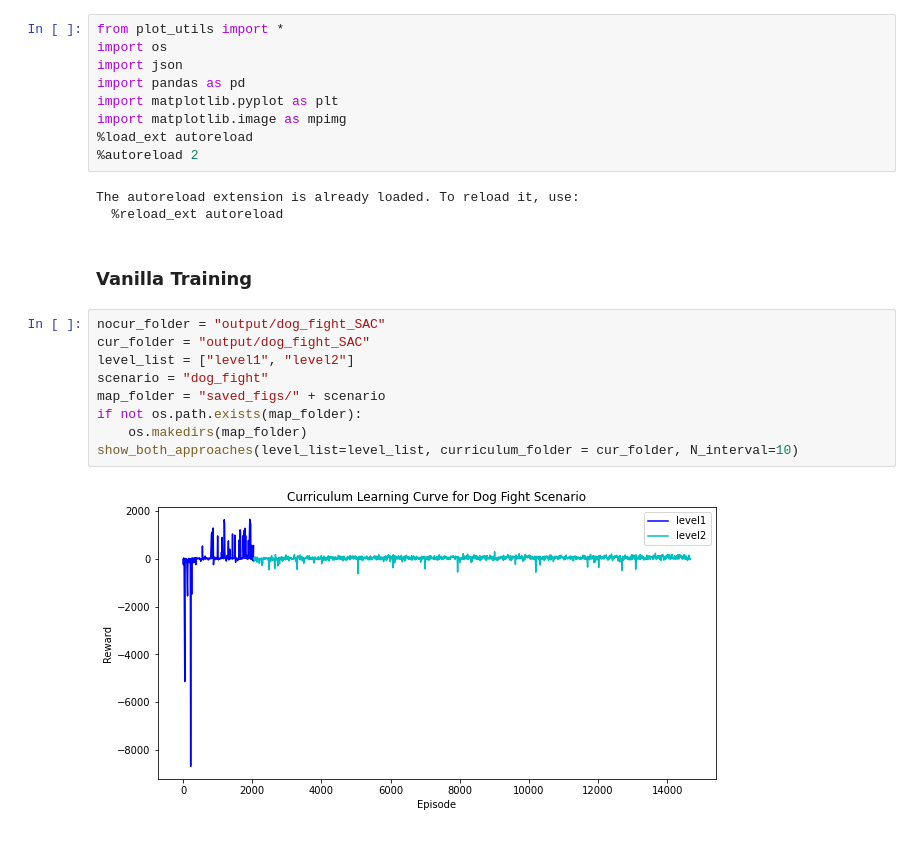
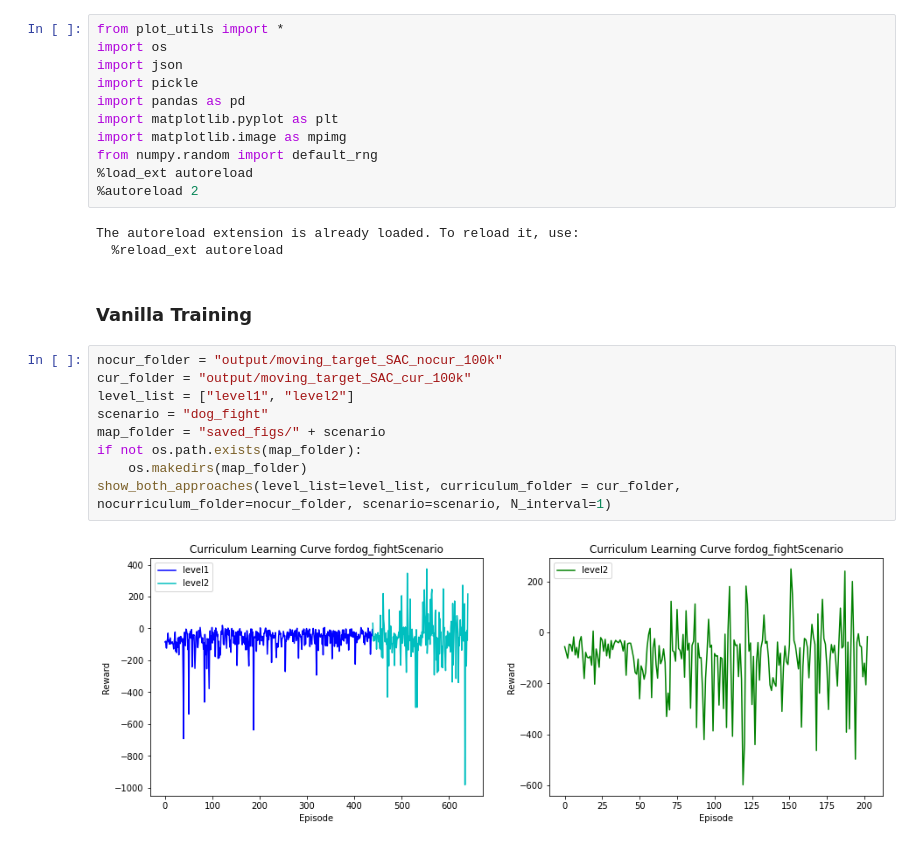
Before and after one commit to AkgunOnur/MARL_DogFight, a Jupyter notebook: Plotter.ipynb, the cells around one changed output. Drawn from its saved outputs; the diff is of its cells as text.

```diff
--- a/Plotter.ipynb
+++ b/Plotter.ipynb
@@ -2,9 +2,11 @@
 from plot_utils import *
 import os
 import json
+import pickle
 import pandas as pd
 import matplotlib.pyplot as plt
 import matplotlib.image as mpimg
+from numpy.random import default_rng
 %load_ext autoreload
 %autoreload 2
 # %% [output]
@@ -13,13 +15,13 @@ The autoreload extension is already loaded. To reload it, use:
 # %% [markdown]
 ### Vanilla Training
 # %%
-nocur_folder = "output/dog_fight_SAC"
-cur_folder = "output/dog_fight_SAC"
+nocur_folder = "output/moving_target_SAC_nocur_100k"
+cur_folder = "output/moving_target_SAC_cur_100k"
 level_list = ["level1", "level2"]
 scenario = "dog_fight"
 map_folder = "saved_figs/" + scenario
 if not os.path.exists(map_folder):
     os.makedirs(map_folder)
-show_both_approaches(level_list=level_list, curriculum_folder = cur_folder, N_interval=10)
+show_both_approaches(level_list=level_list, curriculum_folder = cur_folder, nocurriculum_folder=nocur_folder, scenario=scenario, N_interval=1)
 # %% [output]
-[figure, old version]
+[figure, new version]
```
Also changed, not shown: parts of 17 cells of this notebook, 19 other files.
